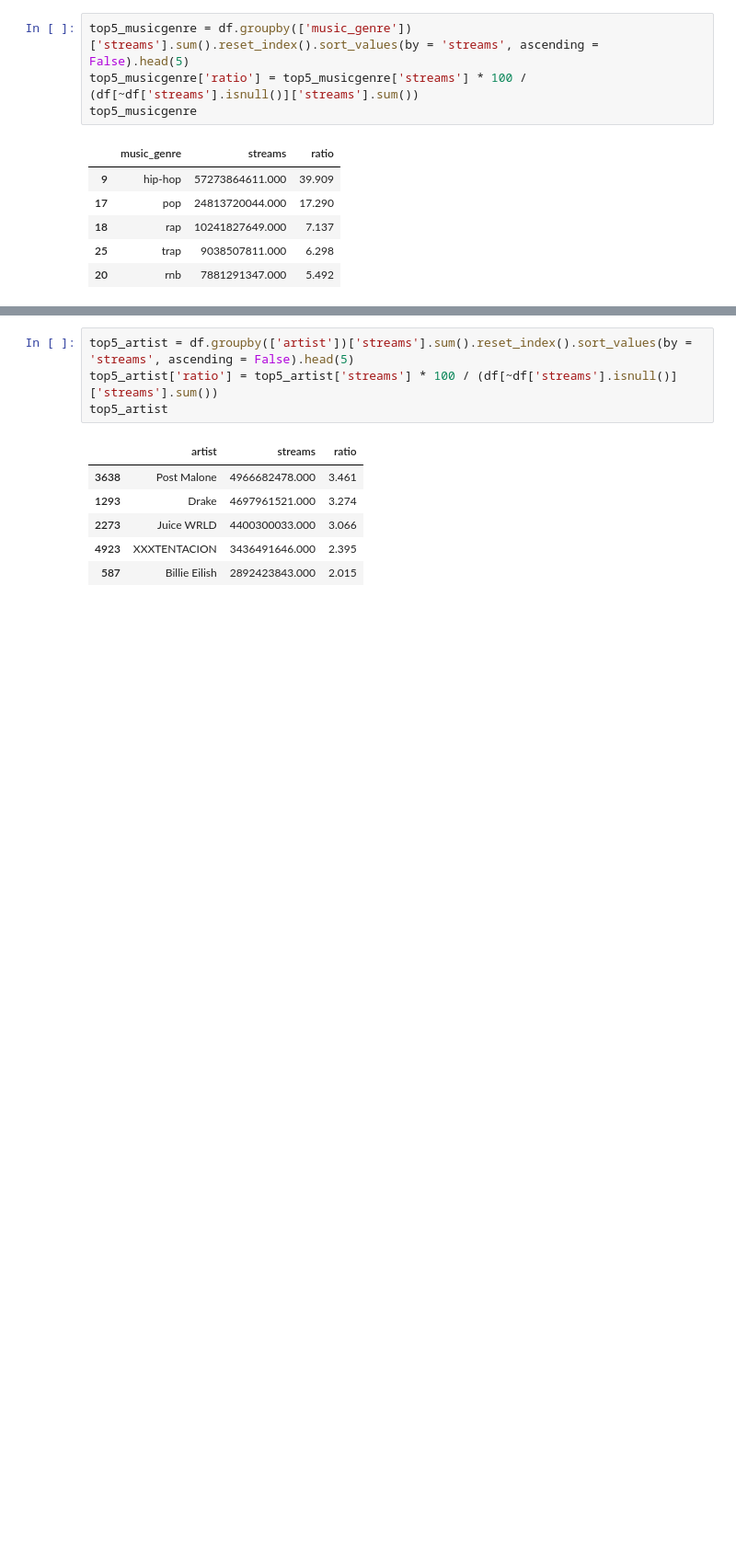
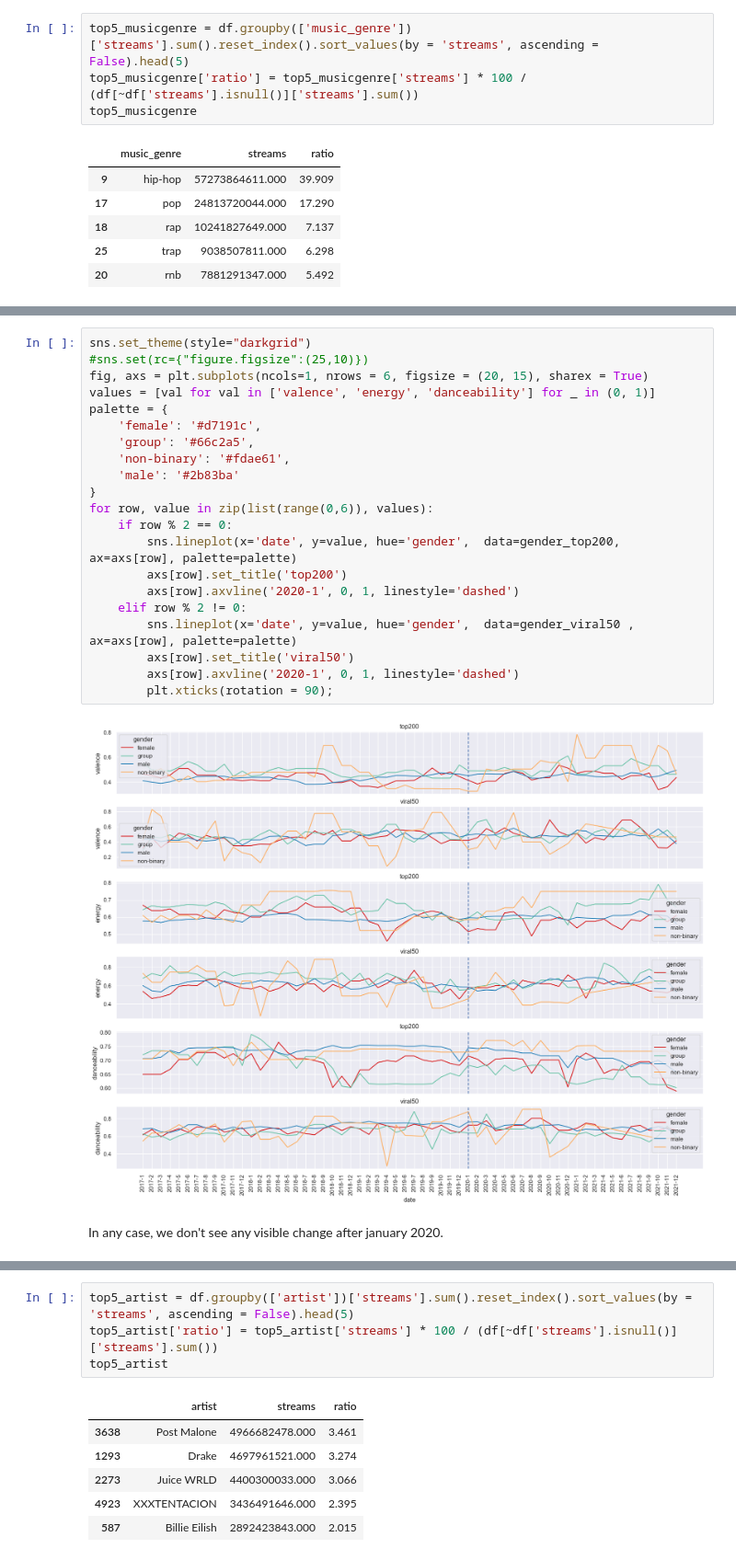
Before and after one commit to annassanchez/ETL_project, a Jupyter notebook: notebooks/6-analysis.ipynb, the cells around one changed output, grey strips where cells are left out. Shown at 92% size. Saved outputs shown, nothing was run; the diff lists cells and outputs as text; blank space fills up the shorter version.

```diff
--- a/notebooks/6-analysis.ipynb
+++ b/notebooks/6-analysis.ipynb
@@ -226,0 +257,25 @@ Looking at the top 5 music genres, there also seems to be no change on the `vale
+# %%
+sns.set_theme(style="darkgrid")
+#sns.set(rc={"figure.figsize":(25,10)})
+fig, axs = plt.subplots(ncols=1, nrows = 6, figsize = (20, 15), sharex = True)
+values = [val for val in ['valence', 'energy', 'danceability'] for _ in (0, 1)]
+palette = {
+    'female': '#d7191c',
+    'group': '#66c2a5',
+    'non-binary': '#fdae61',
+    'male': '#2b83ba'
+}
+for row, value in zip(list(range(0,6)), values):
+    if row % 2 == 0:
+        sns.lineplot(x='date', y=value, hue='gender',  data=gender_top200, ax=axs[row], palette=palette)
+        axs[row].set_title('top200')
+        axs[row].axvline('2020-1', 0, 1, linestyle='dashed')
+    elif row % 2 != 0:
+        sns.lineplot(x='date', y=value, hue='gender',  data=gender_viral50 , ax=axs[row], palette=palette)
+        axs[row].set_title('viral50')
+        axs[row].axvline('2020-1', 0, 1, linestyle='dashed')
+        plt.xticks(rotation = 90);
+# %% [output]
+[figure, added]
+# %% [markdown]
+In any case, we don't see any visible change after january 2020.
```
Also changed, not shown: parts of 20 cells of this notebook.
